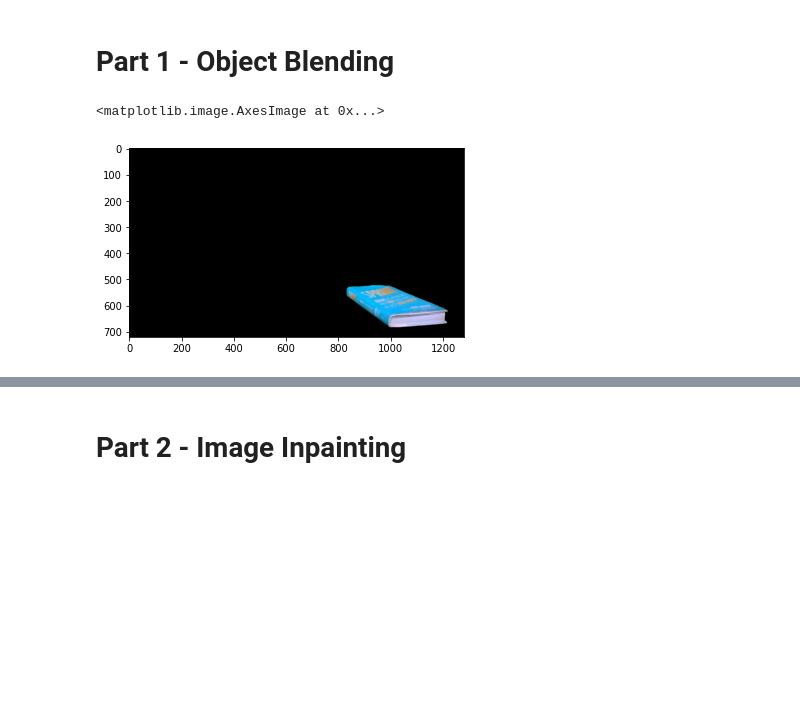
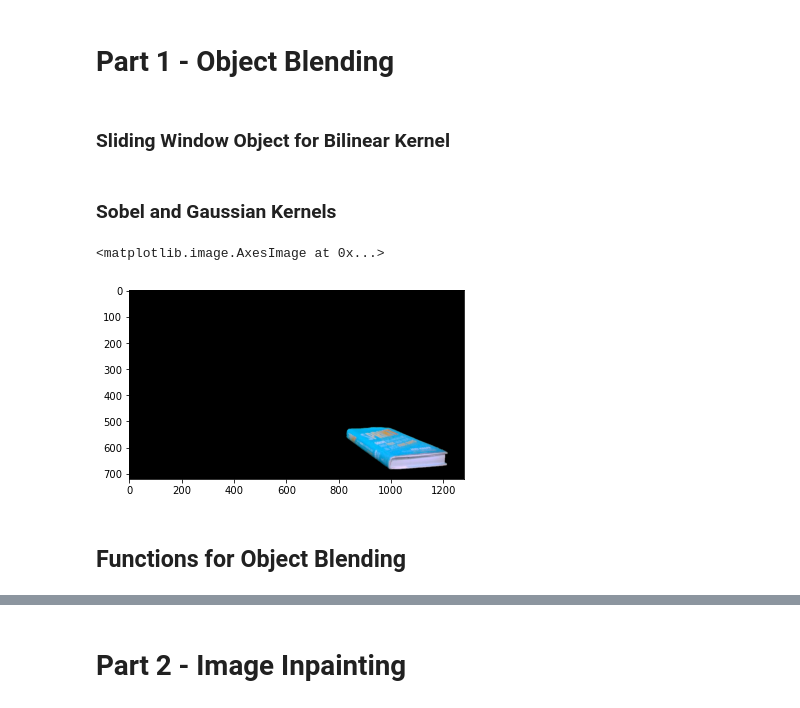
Before and after one commit to Fliinko/Object-Blending-and-Inpainting, a Jupyter notebook: Computer Vision Functions.ipynb, the cells around one changed output, grey strips where cells are left out. Saved outputs shown, nothing was run; the diff lists cells and outputs as text; code cells hidden in the pictures; blank space fills up the shorter version.

Commit message:
Functions work but need to fix some bugs on remove green

```diff
--- a/Computer Vision Functions.ipynb
+++ b/Computer Vision Functions.ipynb
@@ -7,6 +7,8 @@ import os
 %matplotlib inline
 # %% [markdown]
 # Part 1 - Object Blending
+# %% [markdown]
+### Sliding Window Object for Bilinear Kernel
 # %%
 class Window:
 
@@ -214,4 +216,6 @@ class Bilinear:
 
     def FilterImage(self, image, pace = 1, window = None, axis = 0):
         return self.kernel.FilterImage(image, pace, window, axis)
+# %% [markdown]
+### Sobel and Gaussian Kernels
 # %%
@@ -290,6 +295,18 @@ def convolve_image(image, kernel, stride):
 
 #sobel_x_img = convolve_image(img, gen_sobel(3), 1)
 #sobel_y_img = convolve_image(img, gen_sobel(3, True), 1)
+# %%
+S2 = cv2.imread('COTSDataset/Part 2 - Multiple Objects/academic_book_no/3_colour.jpeg')
+mask = cv2.imread('COTSDataset/Part 2 - Multiple Objects/academic_book_no/masks/ac_3_colour_mask_8_mask.png')
+
+
+extracted = ExtractObject(S2, mask)
+plt.imshow(extracted[:,:,::-1])
+# %% [output]
+<matplotlib.image.AxesImage at 0x...>
+[figure, added]
+# %% [markdown]
+## Functions for Object Blending
 # %%
 def ExtractObject(S2, Mask):
     return cv2.bitwise_and(S2, Mask)
@@ -322,16 +339,6 @@ def ObjectBlender(S1, FilteredExObject):
 
 def CompareResult(BlendingResult, S2, metric):
     return
-# %%
-S1 = cv2.imread('COTSDataset/Part 2 - Multiple Objects/academic_book_no/3_colour.jpeg')
-mask = cv2.imread('COTSDataset/Part 2 - Multiple Objects/academic_book_no/masks/ac_3_colour_mask_8_mask.png')
-
-
-extracted = ExtractObject(S1, mask)
-plt.imshow(extracted[:,:,::-1])
-# %% [output]
-<matplotlib.image.AxesImage at 0x...>
-[figure, removed]
 # %%
 filteredImg = ApplyFilter(extracted, 3)
 plt.imshow(filteredImg[:,:,::-1])
```
Also changed, not shown: parts of 11 cells of this notebook.
